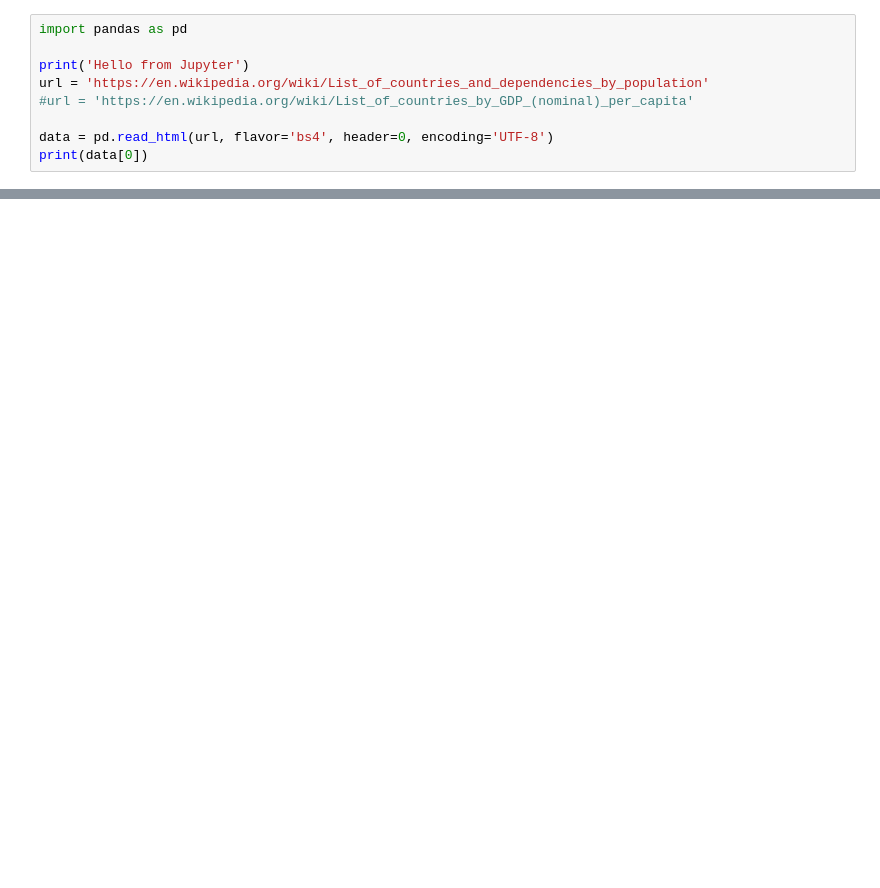
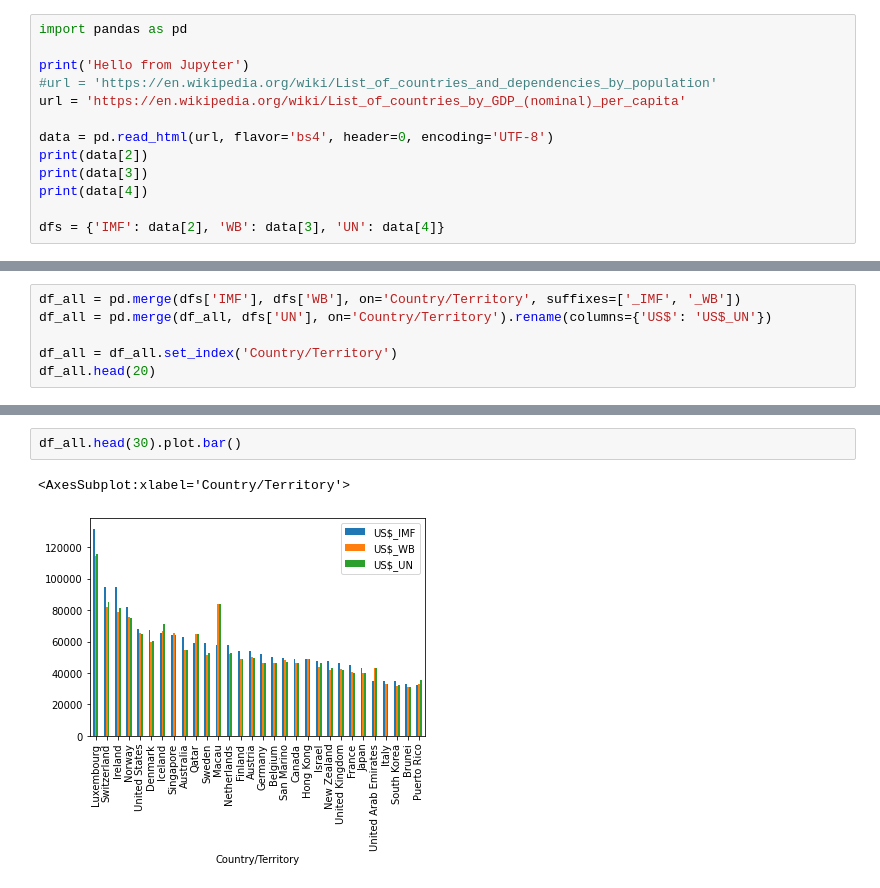
Before and after one commit to prubach/Python_Summer_2021_1, a Jupyter notebook: pandas_data.ipynb, the cells around one changed output, grey strips where cells are left out. Saved outputs shown, nothing was run; the diff lists cells and outputs as text; blank space fills up the shorter version.

Commit message:
Pandas - read data from web - merge data from multiple tables, clean and plot it

```diff
--- a/pandas_data.ipynb
+++ b/pandas_data.ipynb
@@ -2,10 +2,14 @@
 import pandas as pd
 
 print('Hello from Jupyter')
-url = 'https://en.wikipedia.org/wiki/List_of_countries_and_dependencies_by_population'
-#url = 'https://en.wikipedia.org/wiki/List_of_countries_by_GDP_(nominal)_per_capita'
+#url = 'https://en.wikipedia.org/wiki/List_of_countries_and_dependencies_by_population'
+url = 'https://en.wikipedia.org/wiki/List_of_countries_by_GDP_(nominal)_per_capita'
 
 data = pd.read_html(url, flavor='bs4', header=0, encoding='UTF-8')
-print(data[0])
+print(data[2])
+print(data[3])
+print(data[4])
+
+dfs = {'IMF': data[2], 'WB': data[3], 'UN': data[4]}
 # %% [output]
 Hello from Jupyter
@@ -27,0 +57,6 @@ Hello from Jupyter
+# %%
+df_all = pd.merge(dfs['IMF'], dfs['WB'], on='Country/Territory', suffixes=['_IMF', '_WB'])
+df_all = pd.merge(df_all, dfs['UN'], on='Country/Territory').rename(columns={'US$': 'US$_UN'})
+
+df_all = df_all.set_index('Country/Territory')
+df_all.head(20)
@@ -27,0 +82,5 @@ Hello from Jupyter
+# %%
+df_all.head(30).plot.bar()
+# %% [output]
+<AxesSubplot:xlabel='Country/Territory'>
+[figure, added]
```
Also changed, not shown: parts of 3 cells of this notebook, 1 other file.
